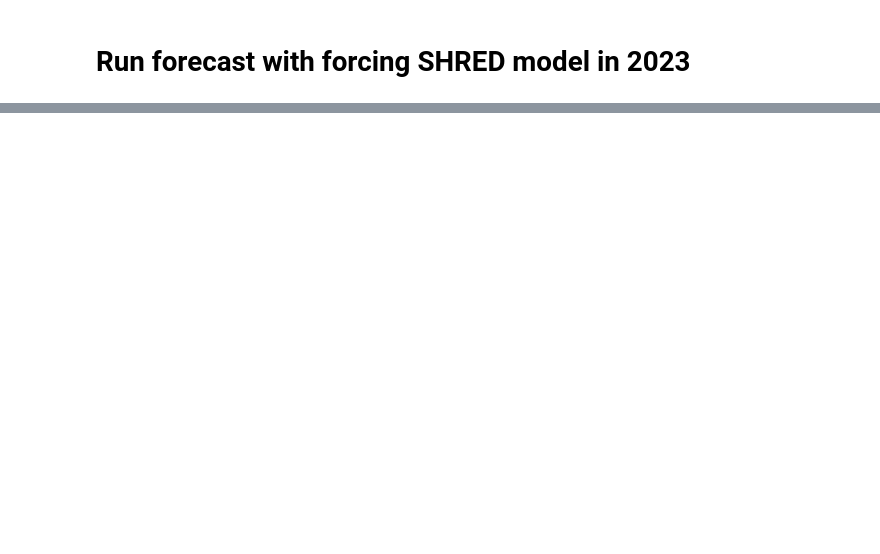
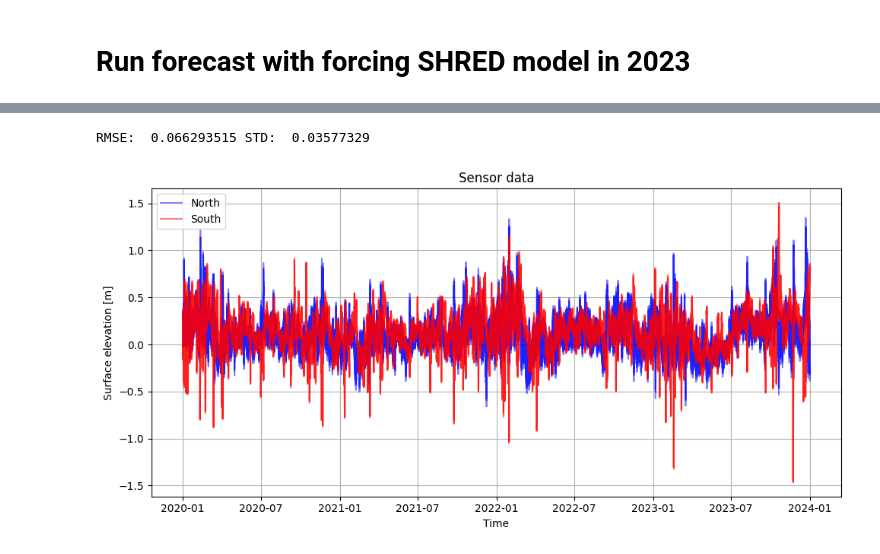
Before and after one commit to FrejaTerpPetersen/pyshred, a Jupyter notebook: Øresund_reconstruction.ipynb, the cells around one changed output, grey strips where cells are left out. Drawn from its saved outputs; the diff is of its cells as text; code cells hidden in the pictures; blank space fills up the shorter version.

```diff
--- a/Øresund_reconstruction.ipynb
+++ b/Øresund_reconstruction.ipynb
@@ -247,0 +254,38 @@ RMSPE: 2130.2163
+# %%
+compute_RMSES(ds_pred[0].values,ds_true[0].values)
+
+# When trained on 5m data:
+# RMSE:  0.06335456
+# RMSPE: 2130.2163
+
+# When trained on 1y data:
+# RMSE:  0.06720423
+# %% [output]
+RMSE:  0.066293515 STD:  0.03577329
+# %%
+times = slice("2020-01-01", "2023-12-31")
+dsn = mikeio.read("Data/oresund/BC_SFC_North_2D_2014-2024.dfs1",time=times, items=[0])
+dss = mikeio.read("Data/oresund/BC_SFC_South_2D_2014-2024.dfs1",time=times, items=[0])
+
+# Plot sensor data
+sensor_locations = np.load("ReconstructingResults/oresund_forcing/sensor_locations_forcing_sensor6lag52_1y.npy")
+sensor_data = np.concatenate((dsn[0].values, dss[0].values[:,1:-1]),axis=1)[:,sensor_locations]
+# Make plots of the sensor data
+# with ds_pred.time as time axis.
+# Sensor data is a line plot. Colored such that the first three sensors are blue, and the last three are red. Labelled 'North' and 'South' respectively.
+# use sensor_data for plotting.
+plt.rcParams['font.size'] = 10
+plt.figure(figsize=(10, 5))
+plt.plot(dsn.time, sensor_data[:,:3], color='blue', label='North', alpha=0.5)
+plt.plot(dsn.time, sensor_data[:,3:], color='red', label='South', alpha=0.5)
+plt.title('Sensor data')
+plt.xlabel('Time')
+plt.ylabel('Surface elevation [m]')
+handles, labels = plt.gca().get_legend_handles_labels()
+by_label = dict(zip(labels, handles))
+plt.legend(by_label.values(), by_label.keys())
+# plt.vlines(x=pd.to_datetime("17-05-2023",dayfirst=True),ymin=-1.5,ymax=1.5, color='black', linestyle='--')
+plt.grid()
+plt.tight_layout()
+# %% [output]
+[figure, added]
```
Also changed, not shown: parts of 17 cells of this notebook, 1 other file.
